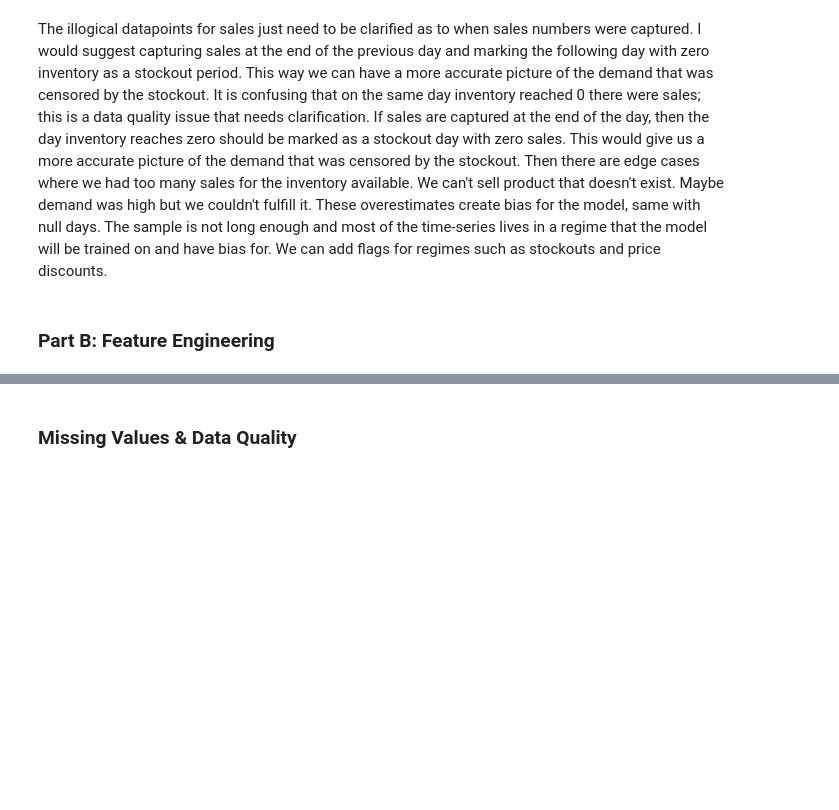
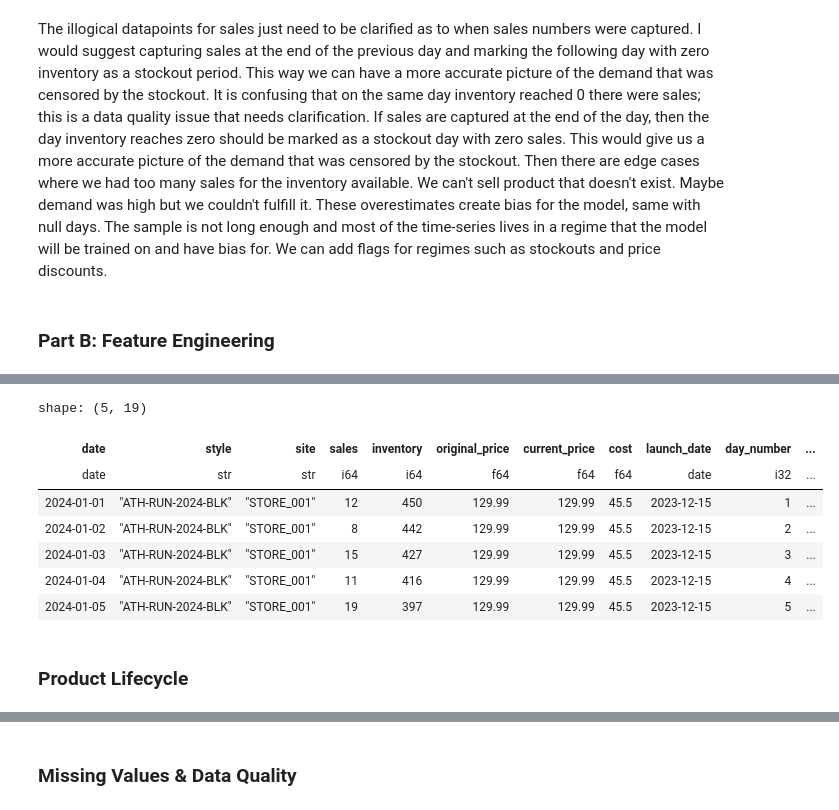
Before and after one commit to dany-stefan/jesta_workspace, a Jupyter notebook: dany_stefan_ml_assessment/tmp_answers_part2.ipynb, the cells around one changed output, grey strips where cells are left out. Cells and saved outputs as stored; diff of their text form; code cells hidden in the pictures; blank space fills up the shorter version.

```diff
--- a/dany_stefan_ml_assessment/tmp_answers_part2.ipynb
+++ b/dany_stefan_ml_assessment/tmp_answers_part2.ipynb
@@ -348,0 +339,11 @@ stockout_days
+# %%
+# Create stockout flag: inventory=0 but had recent sales (last 7 days)
+# Assumption - 7 day window - recent sales - today and last 6 inclusive days
+recent_sales_window = 7
+df = df.with_columns([
+    ((pl.col("inventory") == 0) & (pl.col("sales").shift(1).rolling_sum(recent_sales_window) > 0)).alias("is_stockout")
+])
+# Pandas: df['is_stockout'] = (df['inventory'] == 0) & (df['sales'].shift(1).rolling(7).sum() > 0)
+# Moving sum
+
+df.select(["day_number", "sales", "inventory", "is_stockout"]).tail(20)
@@ -348,0 +370,13 @@ stockout_days
+# %%
+df.head(5)
+# %% [output]
+shape: (5, 19)
+| date | style | site | sales | inventory | original_price | current_price | cost | launch_date | day_number | ... |
+| date | str | str | i64 | i64 | f64 | f64 | f64 | date | i32 | ... |
+| 2024-01-01 | "ATH-RUN-2024-BLK" | "STORE_001" | 12 | 450 | 129.99 | 129.99 | 45.5 | 2023-12-15 | 1 | ... |
+| 2024-01-02 | "ATH-RUN-2024-BLK" | "STORE_001" | 8 | 442 | 129.99 | 129.99 | 45.5 | 2023-12-15 | 2 | ... |
+| 2024-01-03 | "ATH-RUN-2024-BLK" | "STORE_001" | 15 | 427 | 129.99 | 129.99 | 45.5 | 2023-12-15 | 3 | ... |
+| 2024-01-04 | "ATH-RUN-2024-BLK" | "STORE_001" | 11 | 416 | 129.99 | 129.99 | 45.5 | 2023-12-15 | 4 | ... |
+| 2024-01-05 | "ATH-RUN-2024-BLK" | "STORE_001" | 19 | 397 | 129.99 | 129.99 | 45.5 | 2023-12-15 | 5 | ... |
+# %% [markdown]
+### Product Lifecycle
```
Also changed, not shown: parts of 15 cells of this notebook.
